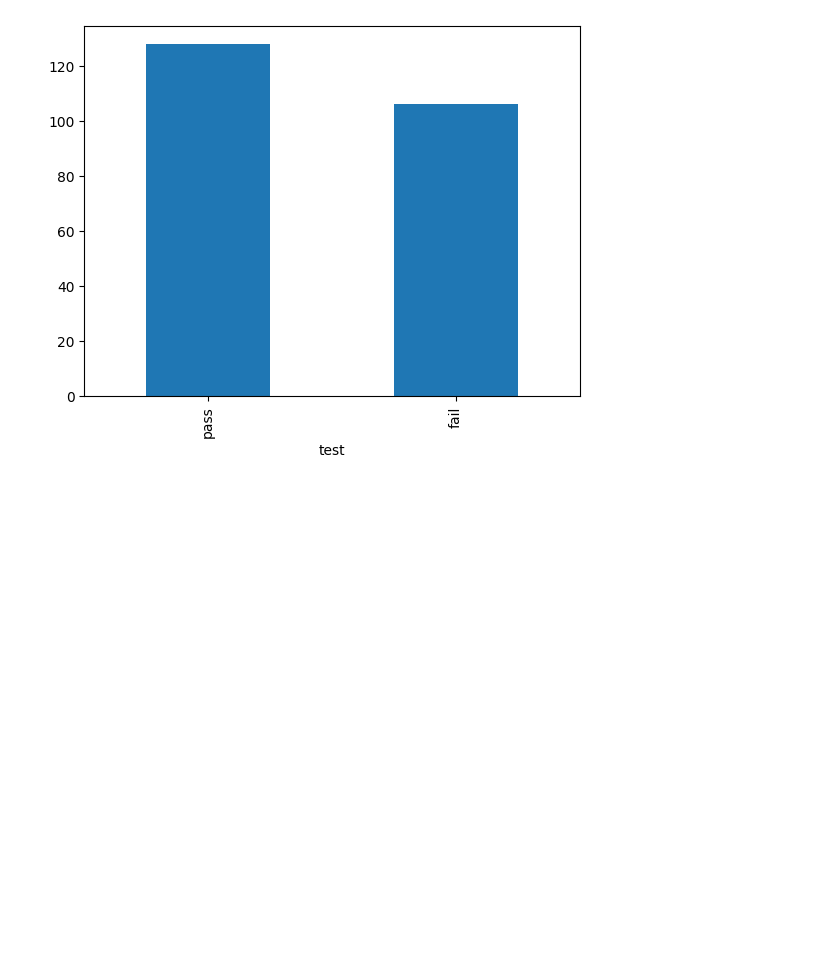
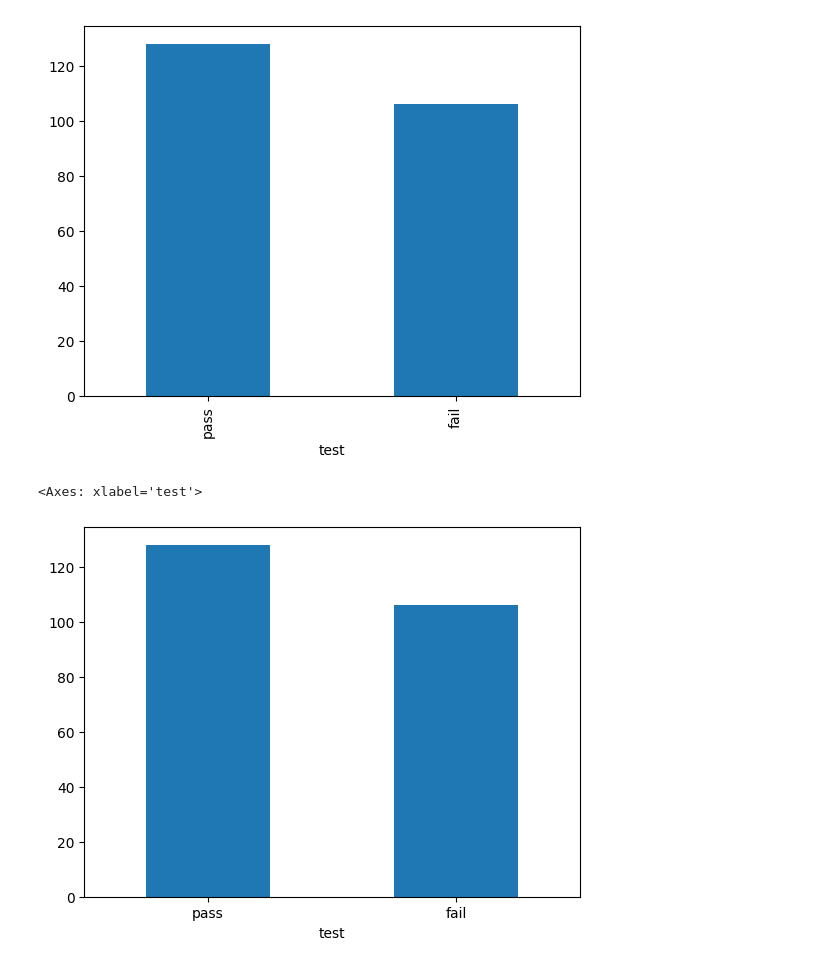
Before and after one commit to asdsadawww/-, a Jupyter notebook: Colab_파이썬.ipynb, the cells around one changed output. Saved outputs shown, nothing was run; the diff lists cells and outputs as text; code cells hidden in the pictures; blank space fills up the shorter version.

```diff
--- a/Colab_파이썬.ipynb
+++ b/Colab_파이썬.ipynb
@@ -342,3 +337,8 @@ count_test.plot.bar()   #연비 합격 빈도를 막대그래프로
 # %% [output]
 <Axes: xlabel='test'>
 [figure]
+# %%
+count_test.plot.bar(rot=0) #축 이름을 수평으로 만듦
+# %% [output]
+<Axes: xlabel='test'>
+[figure, added]
```
Also changed, not shown: parts of 19 cells of this notebook.
